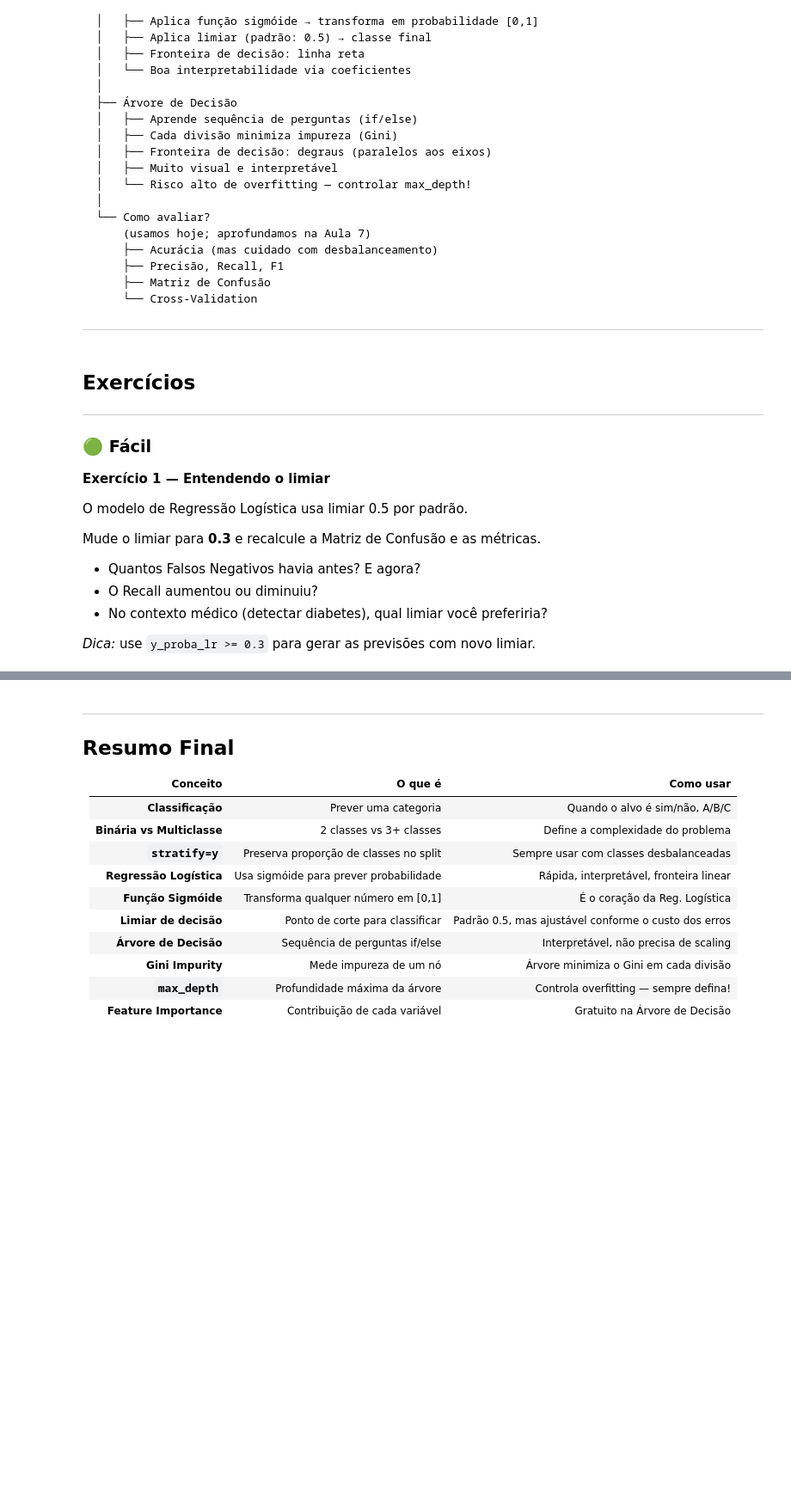
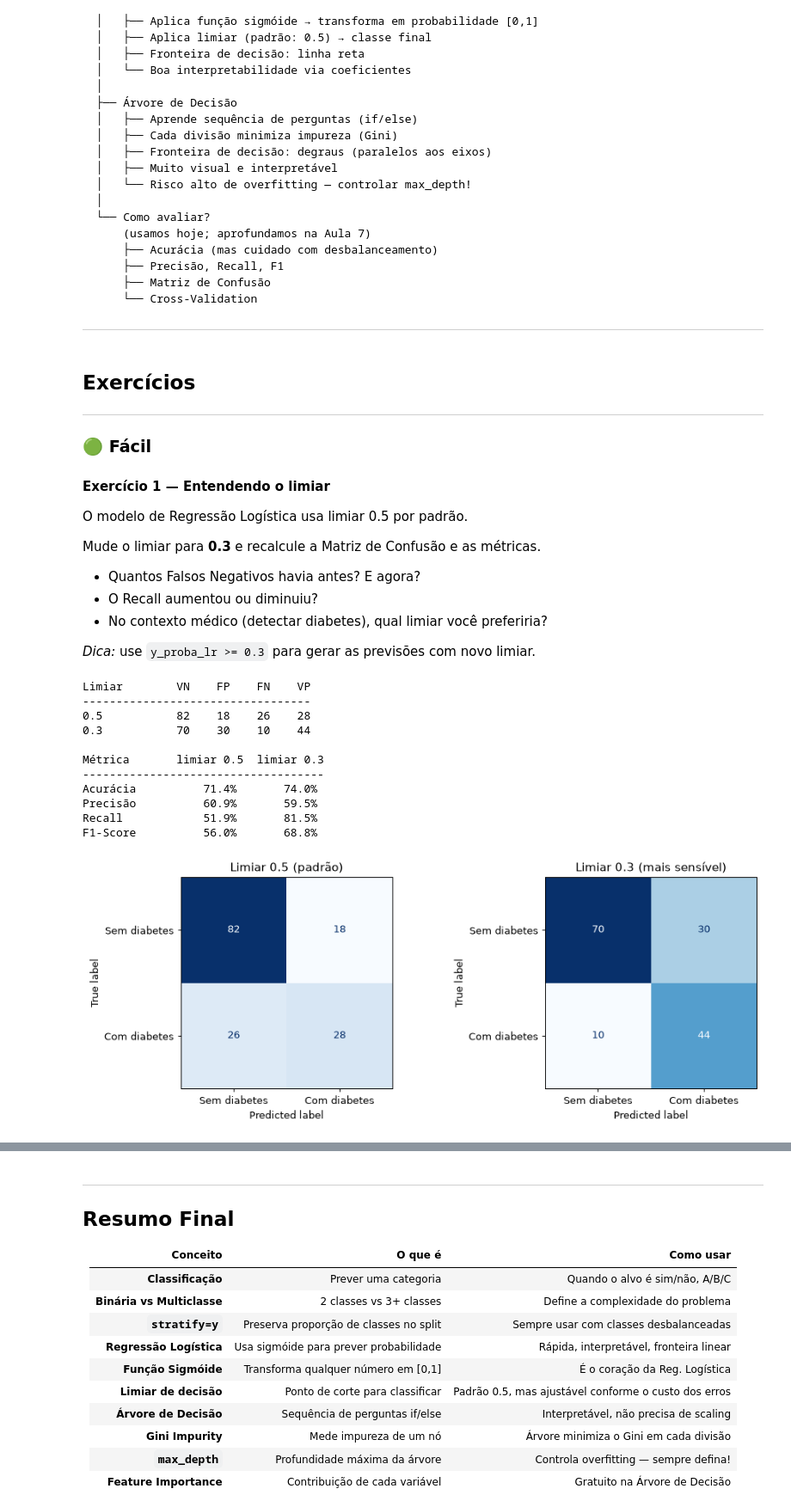
Before and after one commit to Insper-Data/ciclo-basico, a Jupyter notebook: Gabaritos/Aula 6/aula6_gabarito.ipynb, the cells around one changed output, grey strips where cells are left out. Shown at 86% size. Drawn from its saved outputs; the diff is of its cells as text; code cells hidden in the pictures; blank space fills up the shorter version.

```diff
--- a/Gabaritos/Aula 6/aula6_gabarito.ipynb
+++ b/Gabaritos/Aula 6/aula6_gabarito.ipynb
@@ -871,7 +872,7 @@ CLASSIFICAÇÃO
 
 ### 🟢 Fácil
 
-**Exercício 1 — Entendendo o limiar**
+#### Exercício 1 — Entendendo o limiar
 
 O modelo de Regressão Logística usa limiar 0.5 por padrão.
 
@@ -885,0 +885,42 @@ Mude o limiar para **0.3** e recalcule a Matriz de Confusão e as métricas.
+# %%
+# Exercício 1 - baixando o limiar de 0.5 para 0.3
+y_pred_03 = (y_proba_lr >= 0.3).astype(int)
+
+cm_05 = confusion_matrix(y_test, y_pred_lr)
+cm_03 = confusion_matrix(y_test, y_pred_03)
+
+print(f"{'Limiar':<10}{'VN':>6}{'FP':>6}{'FN':>6}{'VP':>6}")
+print("-" * 34)
+for nome, cm in [('0.5', cm_05), ('0.3', cm_03)]:
+    vn, fp, fn, vp = cm.ravel()
+    print(f"{nome:<10}{vn:>6}{fp:>6}{fn:>6}{vp:>6}")
+print()
+
+print(f"{'Métrica':<12}{'limiar 0.5':>12}{'limiar 0.3':>12}")
+print("-" * 36)
+for nome, func in [('Acurácia', accuracy_score), ('Precisão', precision_score),
+                   ('Recall', recall_score), ('F1-Score', f1_score)]:
+    print(f"{nome:<12}{func(y_test, y_pred_lr):>11.1%}{func(y_test, y_pred_03):>12.1%}")
+
+# As duas matrizes lado a lado
+fig, axes = plt.subplots(1, 2, figsize=(11, 4))
+for ax, cm, titulo in [(axes[0], cm_05, 'Limiar 0.5 (padrão)'),
+                       (axes[1], cm_03, 'Limiar 0.3 (mais sensível)')]:
+    ConfusionMatrixDisplay(cm, display_labels=['Sem diabetes', 'Com diabetes']).plot(
+        ax=ax, colorbar=False, cmap='Blues')
+    ax.set_title(titulo)
+plt.tight_layout()
+plt.show()
+# %% [output]
+Limiar        VN    FP    FN    VP
+----------------------------------
+0.5           82    18    26    28
+0.3           70    30    10    44
+
+Métrica       limiar 0.5  limiar 0.3
+------------------------------------
+Acurácia          71.4%       74.0%
+Precisão          60.9%       59.5%
+Recall            51.9%       81.5%
+F1-Score          56.0%       68.8%
+[figure, added]
```
Also changed, not shown: parts of 31 cells of this notebook, 6 other files.
